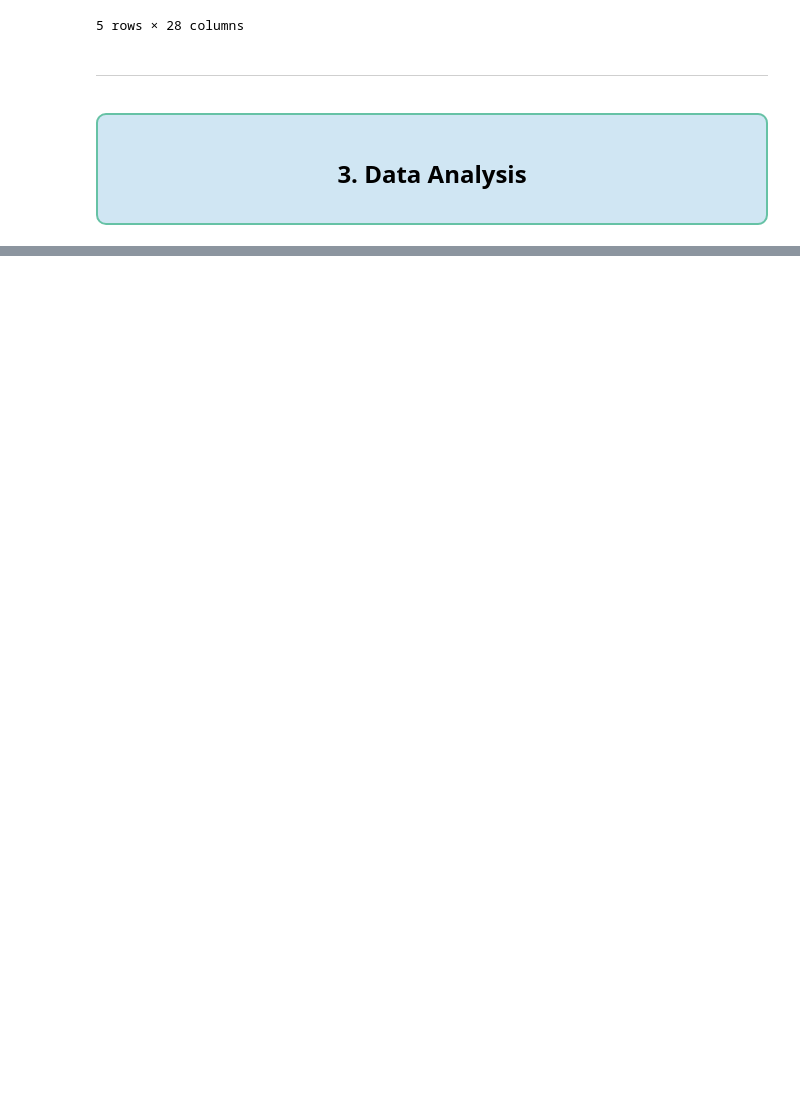
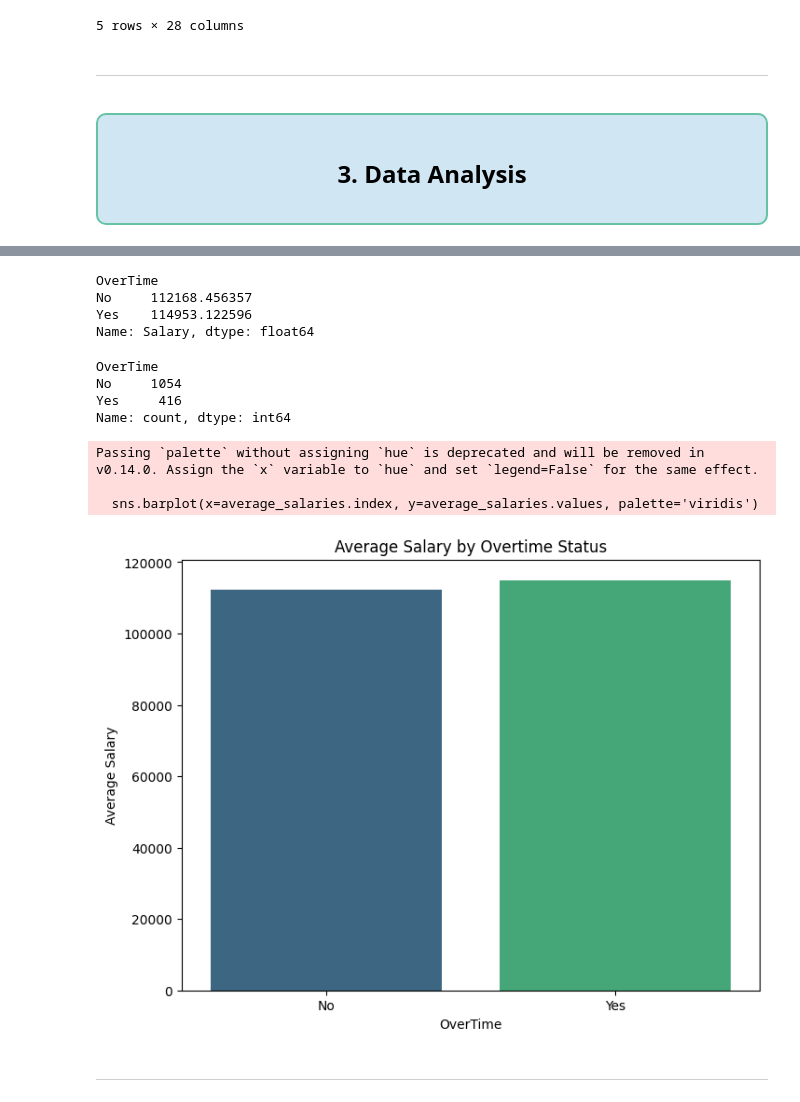
Before and after one commit to misbahkhattak718-pixel/Mentorship-Program--Devsil, a Jupyter notebook: Weekly Mini Projects/week 3/employee_attendance_dataset.ipynb, the cells around one changed output, grey strips where cells are left out. Cells and saved outputs as stored; diff of their text form; code cells hidden in the pictures; blank space fills up the shorter version.

```diff
--- a/Weekly Mini Projects/week 3/employee_attendance_dataset.ipynb
+++ b/Weekly Mini Projects/week 3/employee_attendance_dataset.ipynb
@@ -594,0 +726,33 @@ df.head()
+# %%
+# average salary of employees who work overtime vs those who do not:
+average_salaries = df.groupby('OverTime')['Salary'].mean()
+print(average_salaries)
+# %% [output]
+OverTime
+No     112168.456357
+Yes    114953.122596
+Name: Salary, dtype: float64
+# %%
+# count the who employees are working overtime employees:
+overtime_counts = df['OverTime'].value_counts()
+print(overtime_counts)
+# %% [output]
+OverTime
+No     1054
+Yes     416
+Name: count, dtype: int64
+# %%
+# Visualize the average of salaries based on overtime status:
+plt.figure(figsize=(8, 6))
+sns.barplot(x=average_salaries.index, y=average_salaries.values, palette='viridis')
+plt.title('Average Salary by Overtime Status')
+plt.xlabel('OverTime')
+plt.ylabel('Average Salary')
+plt.show()
+# %% [output]
+Passing `palette` without assigning `hue` is deprecated and will be removed in v0.14.0. Assign the `x` variable to `hue` and set `legend=False` for the same effect.
+
+  sns.barplot(x=average_salaries.index, y=average_salaries.values, palette='viridis')
+[figure, added]
+# %% [markdown]
+---
```
Also changed, not shown: parts of 54 cells of this notebook, 1 other file.
